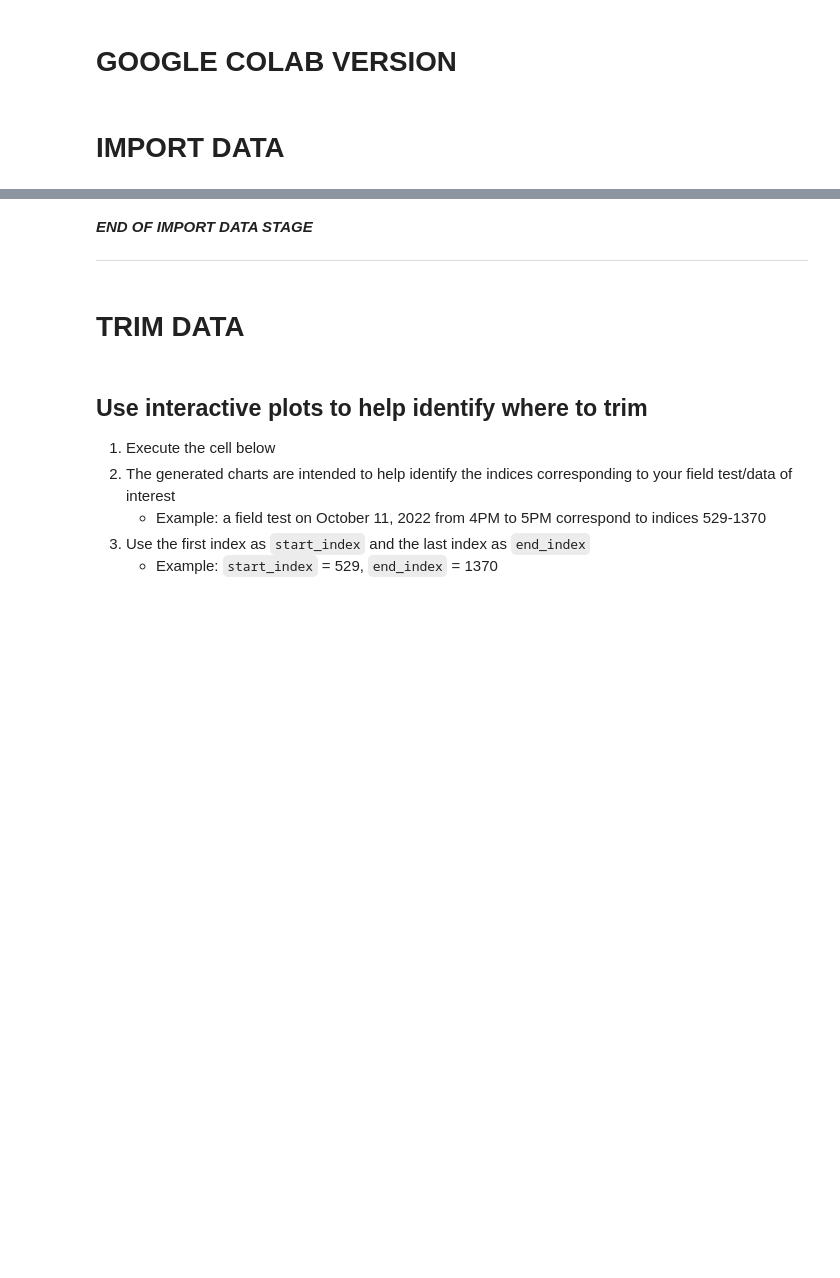
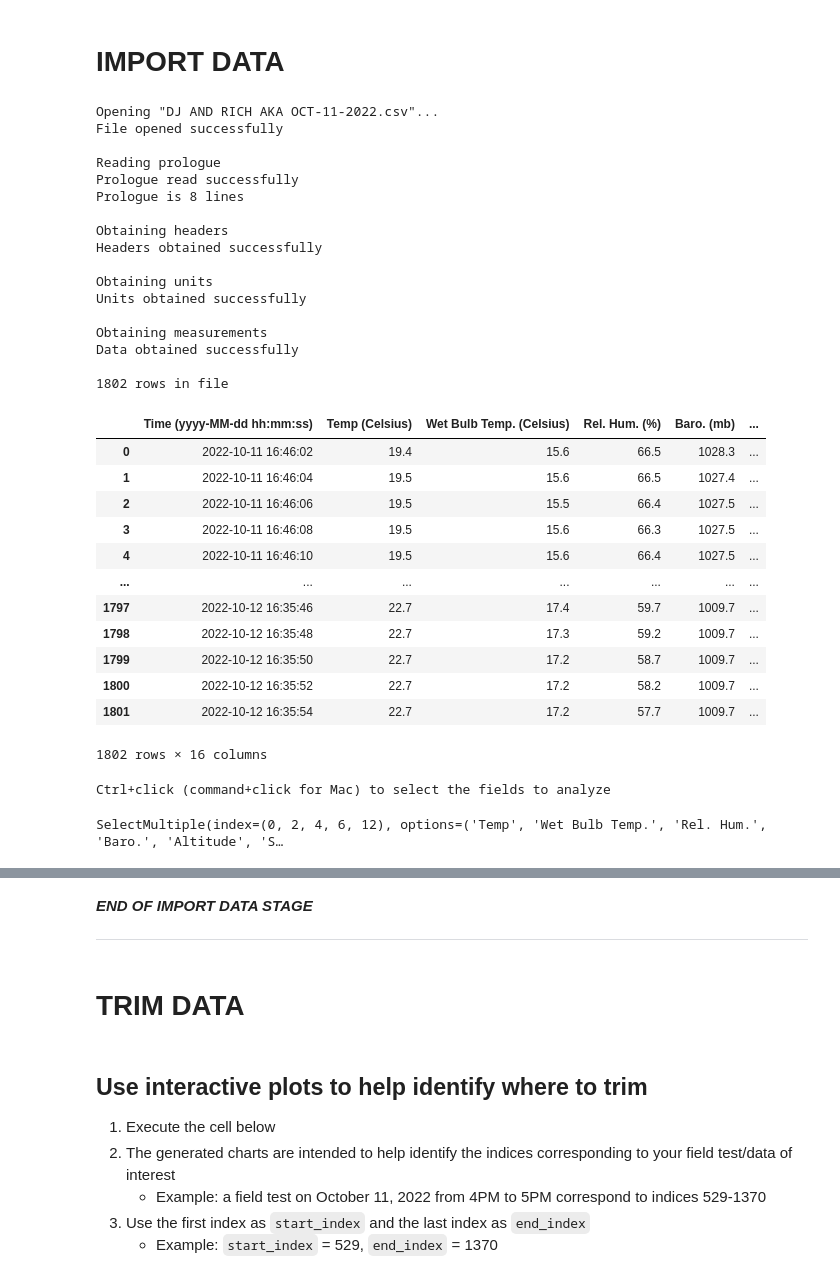
Before and after one commit to underthepier/ADAPTOR, a Jupyter notebook: ADAPTOR - Preprocessor - Google Colab Version.ipynb, the cells around one changed output, grey strips where cells are left out. Saved outputs shown, nothing was run; the diff lists cells and outputs as text; code cells hidden in the pictures; blank space fills up the shorter version.

```diff
--- a/ADAPTOR - Preprocessor - Google Colab Version.ipynb
+++ b/ADAPTOR - Preprocessor - Google Colab Version.ipynb
@@ -1,5 +1,3 @@
-# %% [markdown]
-# GOOGLE COLAB VERSION
 # %% [markdown]
 # IMPORT DATA
 # %%
@@ -168,7 +167,7 @@ glyphs = {
     "Wind Speed": "diamond_cross",
     "Rel. Hum.": "circle",
     "Mag. Dir.": "cross",
-    "Baro.": "star"
+    "Baro.": "star",
 }
 
 #Check if there's anything wrong with the file in the first place
@@ -261,33 +260,66 @@ else:
         raw_units = {}
         for i, n in zip(headers, units):
             new_label = i + " (" + n + ")"
             raw_df.rename(columns = {i: new_label}, inplace = True)
             columns[i] = new_label
             raw_units[i] = n
 
         df_rows = raw_df.shape[0]
         print("Data obtained successfully")
 
         print(f"\n{df_rows} rows in file")
 
     except Exception as e:
         print("Something went wrong")
         print(e)
 
     #Variables to prevent cells from accidentally being run again, and potentially messing up the workflow
     timedeltas_read = False
 
     display(raw_df)
 
     field_select = widgets.SelectMultiple(
     options=headers[1:], #This indexing assumes that Time will always be in the first column
     value=[field for field in headers if (field in standard_fields and field != "Time")],
     rows=len(headers),
     #description='Select the fields to analyze',
     disabled=False
     )
     print(f"Ctrl+click (command+click for Mac) to select the fields to analyze")
     display(field_select)
+# %% [output]
+Opening "DJ AND RICH AKA OCT-11-2022.csv"...
+File opened successfully
+
+Reading prologue
+Prologue read successfully
+Prologue is 8 lines
+
+Obtaining headers
+Headers obtained successfully
+
+Obtaining units
+Units obtained successfully
+
+Obtaining measurements
+Data obtained successfully
+
+1802 rows in file
+|  | Time (yyyy-MM-dd hh:mm:ss) | Temp (Celsius) | Wet Bulb Temp. (Celsius) | Rel. Hum. (%) | Baro. (mb) | ... |
+| 0 | 2022-10-11 16:46:02 | 19.4 | 15.6 | 66.5 | 1028.3 | ... |
+| 1 | 2022-10-11 16:46:04 | 19.5 | 15.6 | 66.5 | 1027.4 | ... |
+| 2 | 2022-10-11 16:46:06 | 19.5 | 15.5 | 66.4 | 1027.5 | ... |
+| 3 | 2022-10-11 16:46:08 | 19.5 | 15.6 | 66.3 | 1027.5 | ... |
+| 4 | 2022-10-11 16:46:10 | 19.5 | 15.6 | 66.4 | 1027.5 | ... |
+| ... | ... | ... | ... | ... | ... | ... |
+| 1797 | 2022-10-12 16:35:46 | 22.7 | 17.4 | 59.7 | 1009.7 | ... |
+| 1798 | 2022-10-12 16:35:48 | 22.7 | 17.3 | 59.2 | 1009.7 | ... |
+| 1799 | 2022-10-12 16:35:50 | 22.7 | 17.2 | 58.7 | 1009.7 | ... |
+| 1800 | 2022-10-12 16:35:52 | 22.7 | 17.2 | 58.2 | 1009.7 | ... |
+| 1801 | 2022-10-12 16:35:54 | 22.7 | 17.2 | 57.7 | 1009.7 | ... |
+1802 rows × 16 columns
+Ctrl+click (command+click for Mac) to select the fields to analyze
+SelectMultiple(index=(0, 2, 4, 6, 12), options=('Temp', 'Wet Bulb Temp.', 'Rel. Hum.', 'Baro.', 'Altitude', 'S…
 # %%
 #@title Click the play button to confirm field selection {display-mode: "form"}
 
```
Also changed, not shown: parts of 16 cells of this notebook.
